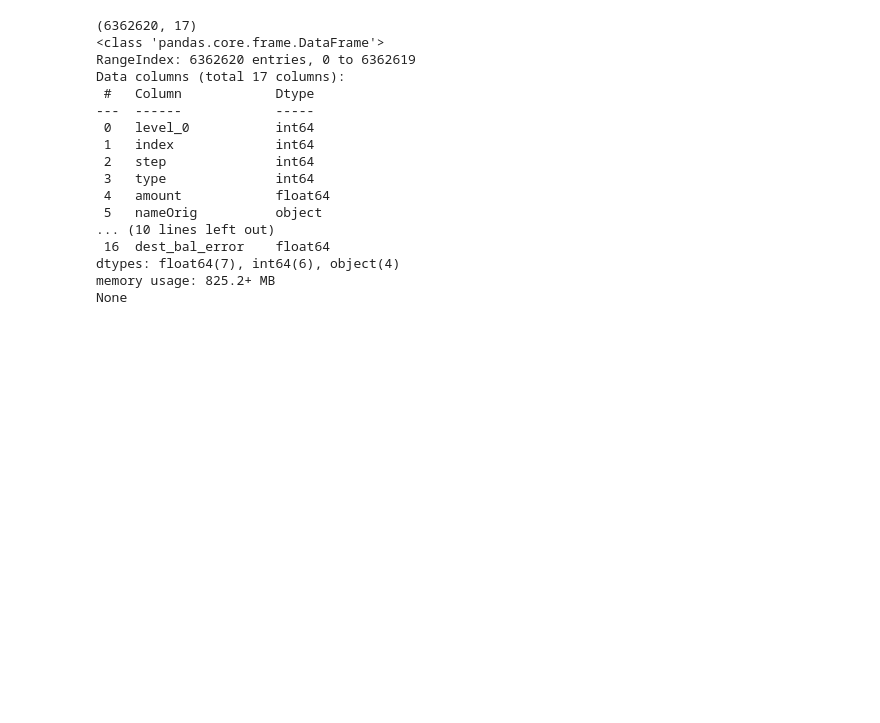
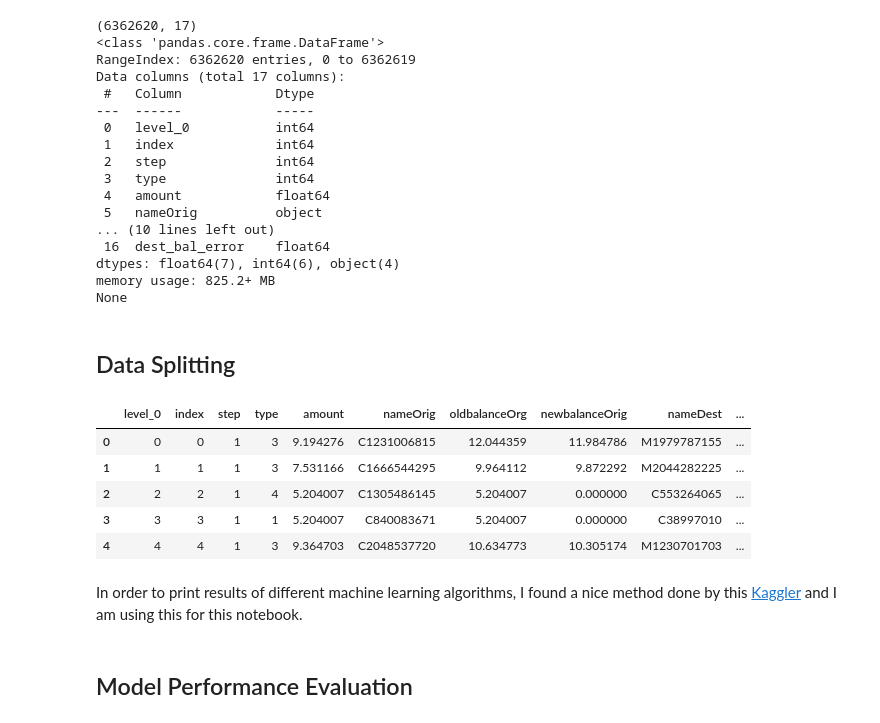
Before and after one commit to jayguptacal/BankingAndInvestments, a Jupyter notebook: FinancialFraudDetection/Financial_Frauds_Machine_Learning.ipynb, the cells around one changed output. Cells and saved outputs as stored; diff of their text form; code cells hidden in the pictures; blank space fills up the shorter version.

```diff
--- a/FinancialFraudDetection/Financial_Frauds_Machine_Learning.ipynb
+++ b/FinancialFraudDetection/Financial_Frauds_Machine_Learning.ipynb
@@ -63,3 +80,14 @@ Data columns (total 17 columns):
 dtypes: float64(7), int64(6), object(4)
 memory usage: 825.2+ MB
 None
+# %% [markdown]
+## Data Splitting<a id='5.4_Data_Splitting'></a>
+# %%
+data.head()
+# %% [output]
+|  | level_0 | index | step | type | amount | nameOrig | oldbalanceOrg | newbalanceOrig | nameDest | ... |
+| 0 | 0 | 0 | 1 | 3 | 9.194276 | C1231006815 | 12.044359 | 11.984786 | M1979787155 | ... |
+| 1 | 1 | 1 | 1 | 3 | 7.531166 | C1666544295 | 9.964112 | 9.872292 | M2044282225 | ... |
+| 2 | 2 | 2 | 1 | 4 | 5.204007 | C1305486145 | 5.204007 | 0.000000 | C553264065 | ... |
+| 3 | 3 | 3 | 1 | 1 | 5.204007 | C840083671 | 5.204007 | 0.000000 | C38997010 | ... |
+| 4 | 4 | 4 | 1 | 3 | 9.364703 | C2048537720 | 10.634773 | 10.305174 | M1230701703 | ... |
@@ -65,0 +101,4 @@ None
+# %% [markdown]
+In order to print results of different machine learning algorithms, I found a nice method done by this <a href="https://www.kaggle.com/trilokigupta/fraud-detection-eda-xgboost-rf" target="_blank">Kaggler</a> and I am using this for this notebook.
+# %% [markdown]
+## Model Performance Evaluation<a id='5.5_Model_Performance_Evaluation'></a>
```
Also changed, not shown: parts of 27 cells of this notebook.
